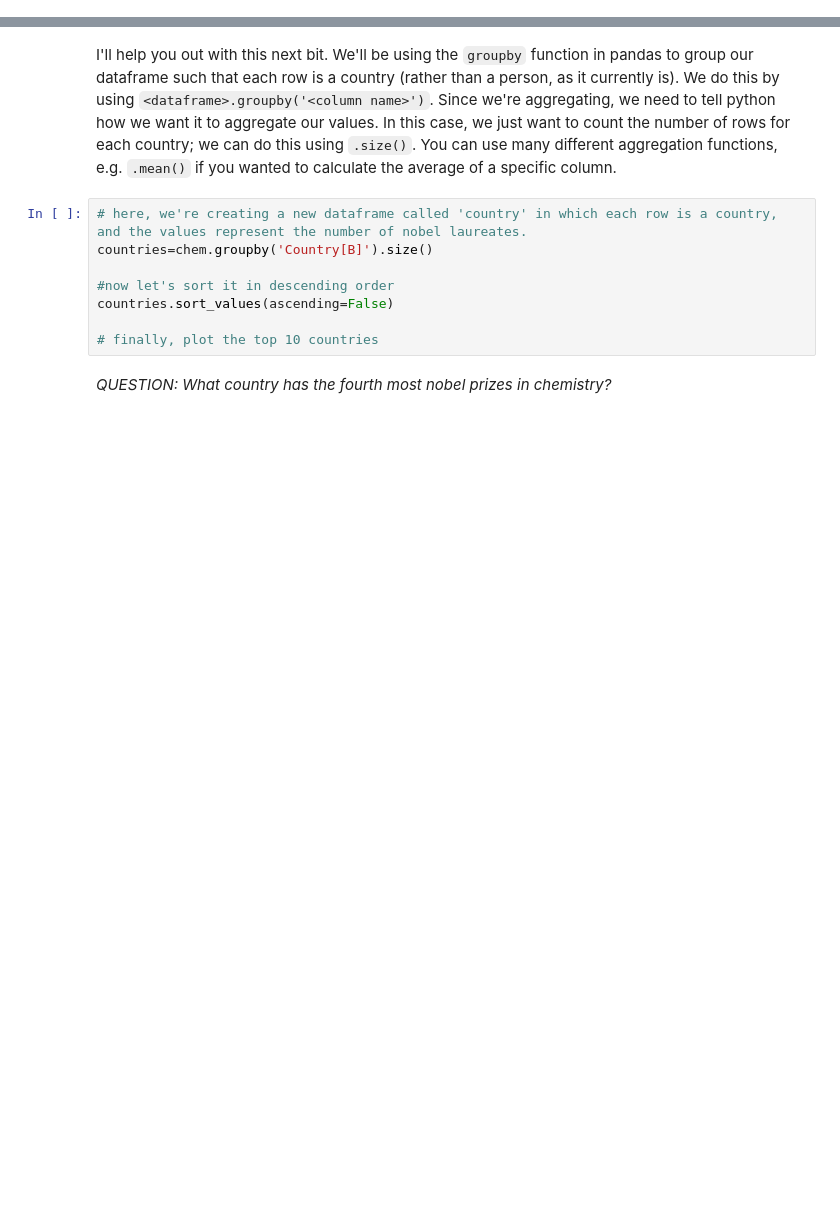
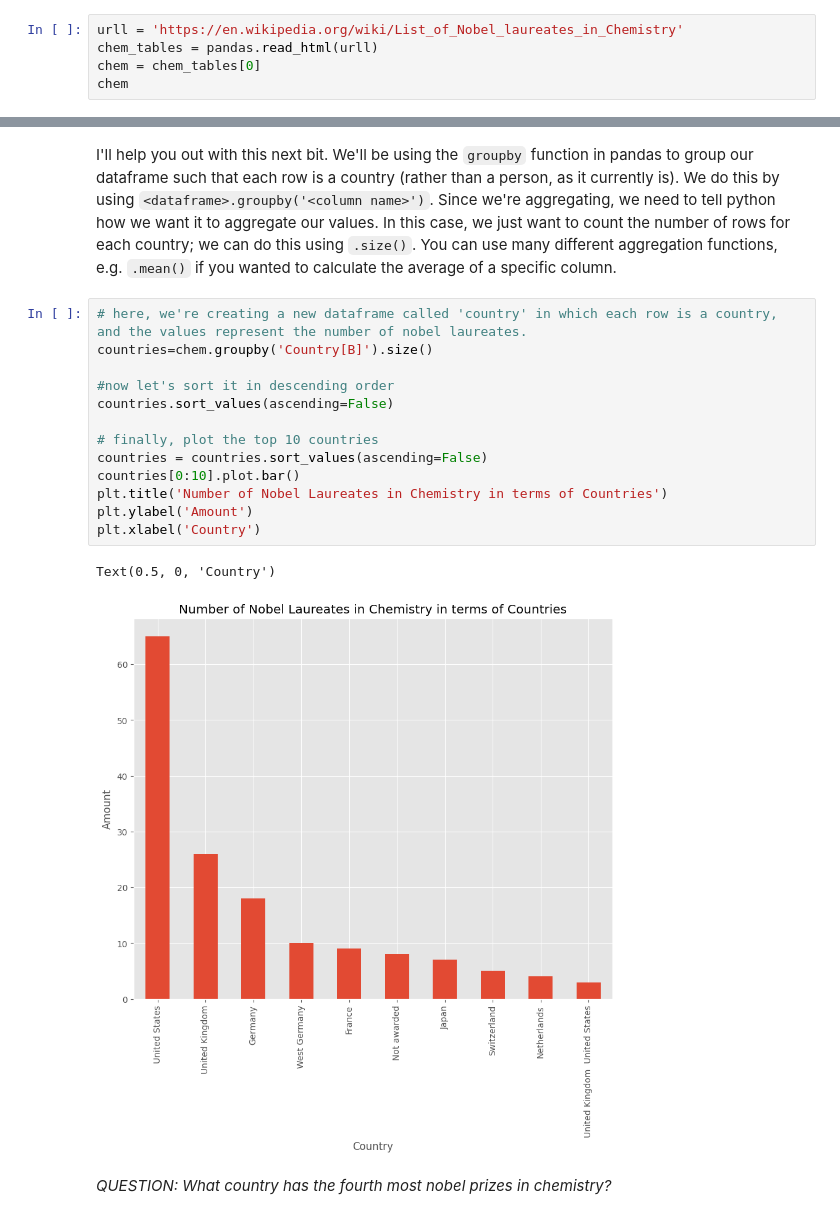
Before and after one commit to pppppenny/QM2, a Jupyter notebook: notebooks/W02. Pandas.ipynb, the cells around one changed output, grey strips where cells are left out. Cells and saved outputs as stored; diff of their text form; blank space fills up the shorter version.

```diff
--- a/notebooks/W02. Pandas.ipynb
+++ b/notebooks/W02. Pandas.ipynb
@@ -398,3 +496,8 @@ Using the following URL https://en.wikipedia.org/wiki/List_of_Nobel_laureates_in
 # scrape the table of Nobel Laureates in Chemistry using read_html. remember, this gives us a LIST of dataframes! lets call this list chem_tables
 
 # select the first dataframe from this list and call it chem
+# %%
+urll = 'https://en.wikipedia.org/wiki/List_of_Nobel_laureates_in_Chemistry'
+chem_tables = pandas.read_html(urll)
+chem = chem_tables[0]
+chem
@@ -403,10 +520,18 @@ I'll help you out with this next bit. We'll be using the `groupby` function in p
 # %%
 # here, we're creating a new dataframe called 'country' in which each row is a country, and the values represent the number of nobel laureates.
 countries=chem.groupby('Country[B]').size()
 
 #now let's sort it in descending order
 countries.sort_values(ascending=False)
 
 # finally, plot the top 10 countries
+countries = countries.sort_values(ascending=False)
+countries[0:10].plot.bar()
+plt.title('Number of Nobel Laureates in Chemistry in terms of Countries')
+plt.ylabel('Amount')
+plt.xlabel('Country')
+# %% [output]
+Text(0.5, 0, 'Country')
+[figure, added]
 # %% [markdown]
 *QUESTION: What country has the fourth most nobel prizes in chemistry?*
```
Also changed, not shown: parts of 19 cells of this notebook.
